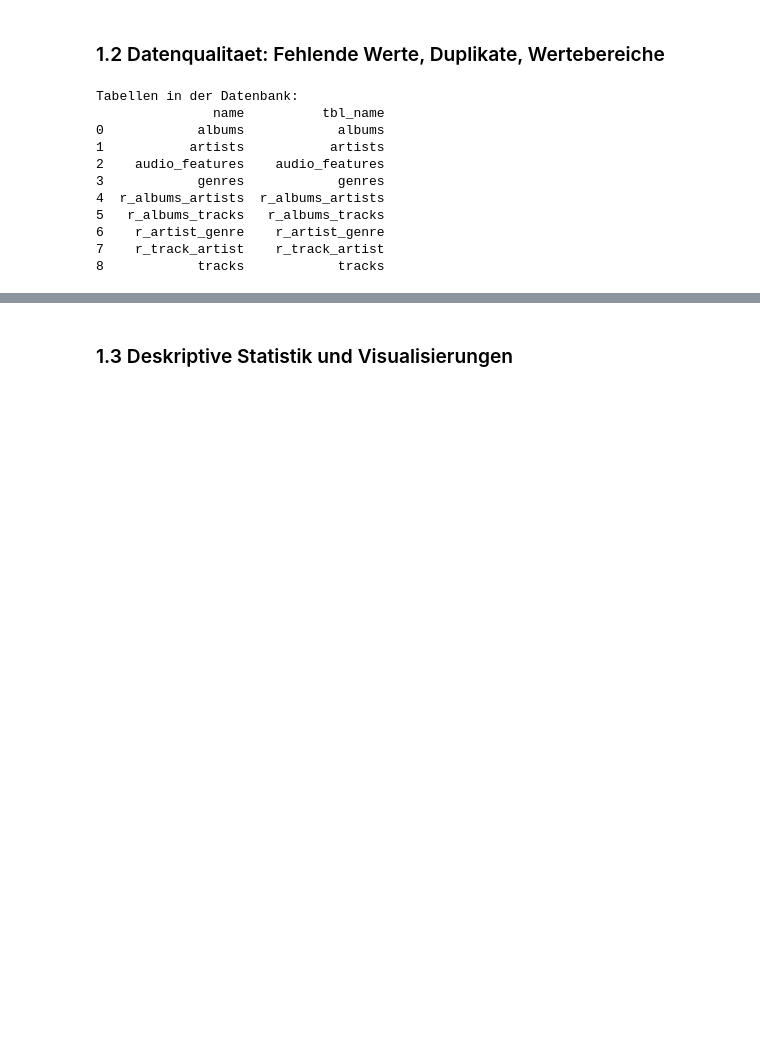
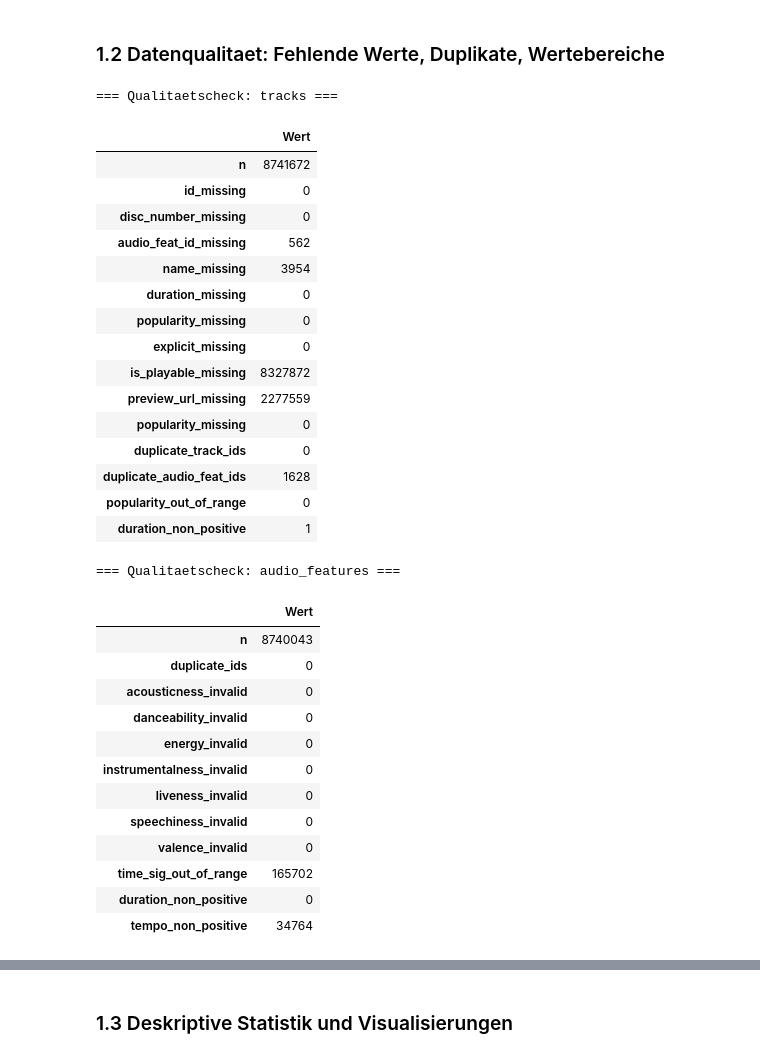
Before and after one commit to AlexMuhulica/Data-Science-with-Python-Project, a Jupyter notebook: new-stuff.ipynb, the cells around one changed output, grey strips where cells are left out. Cells and saved outputs as stored; diff of their text form; code cells hidden in the pictures; blank space fills up the shorter version.

```diff
--- a/new-stuff.ipynb
+++ b/new-stuff.ipynb
@@ -104,6 +99,7 @@ df_tracks_quality = run_sql("""
 SELECT
     COUNT(*) AS n,
     SUM(CASE WHEN id IS NULL OR TRIM(id) = '' THEN 1 ELSE 0 END) AS id_missing,
+    SUM(CASE WHEN disc_number IS NULL THEN 1 ELSE 0 END) AS disc_number_missing,
     SUM(CASE WHEN audio_feature_id IS NULL OR TRIM(audio_feature_id) = '' THEN 1 ELSE 0 END) AS audio_feat_id_missing,
     SUM(CASE WHEN name IS NULL OR TRIM(name) = '' THEN 1 ELSE 0 END) AS name_missing,
     SUM(CASE WHEN duration IS NULL THEN 1 ELSE 0 END) AS duration_missing,
@@ -111,45 +107,68 @@ SELECT
     SUM(CASE WHEN explicit IS NULL THEN 1 ELSE 0 END) AS explicit_missing,
     SUM(CASE WHEN is_playable IS NULL THEN 1 ELSE 0 END) AS is_playable_missing,
     SUM(CASE WHEN preview_url IS NULL OR TRIM(preview_url) = '' THEN 1 ELSE 0 END) AS preview_url_missing,
+    SUM(CASE WHEN popularity IS NULL OR TRIM(popularity) = '' THEN 1 ELSE 0 END) AS popularity_missing,
     COUNT(*) - COUNT(DISTINCT id) AS duplicate_track_ids,
     COUNT(*) - COUNT(DISTINCT audio_feature_id) AS duplicate_audio_feat_ids,
+
     SUM(CASE WHEN popularity < 0 OR popularity > 100 THEN 1 ELSE 0 END) AS popularity_out_of_range,
     SUM(CASE WHEN duration <= 0 THEN 1 ELSE 0 END) AS duration_non_positive
+
 FROM tracks
 """)
 print("=== Qualitaetscheck: tracks ===")
 display(df_tracks_quality.T.rename(columns={0: 'Wert'}))
 
 df_audio_quality = run_sql("""
 SELECT
     COUNT(*) AS n,
     COUNT(*) - COUNT(DISTINCT id) AS duplicate_ids,
     SUM(CASE WHEN acousticness < 0 OR acousticness > 1 THEN 1 ELSE 0 END) AS acousticness_invalid,
     SUM(CASE WHEN danceability < 0 OR danceability > 1 THEN 1 ELSE 0 END) AS danceability_invalid,
     SUM(CASE WHEN energy < 0 OR energy > 1 THEN 1 ELSE 0 END) AS energy_invalid,
     SUM(CASE WHEN instrumentalness < 0 OR instrumentalness > 1 THEN 1 ELSE 0 END) AS instrumentalness_invalid,
     SUM(CASE WHEN liveness < 0 OR liveness > 1 THEN 1 ELSE 0 END) AS liveness_invalid,
     SUM(CASE WHEN speechiness < 0 OR speechiness > 1 THEN 1 ELSE 0 END) AS speechiness_invalid,
     SUM(CASE WHEN valence < 0 OR valence > 1 THEN 1 ELSE 0 END) AS valence_invalid,
-    SUM(CASE WHEN time_signature < 1 OR time_signature > 7 THEN 1 ELSE 0 END) AS time_sig_out_of_range,
+    SUM(CASE WHEN time_signature < 3 OR time_signature > 7 THEN 1 ELSE 0 END) AS time_sig_out_of_range,
     SUM(CASE WHEN duration <= 0 THEN 1 ELSE 0 END) AS duration_non_positive,
     SUM(CASE WHEN tempo <= 0 THEN 1 ELSE 0 END) AS tempo_non_positive
 FROM audio_features
 """)
 print("\n=== Qualitaetscheck: audio_features ===")
 display(df_audio_quality.T.rename(columns={0: 'Wert'}))
 # %% [output]
-Tabellen in der Datenbank:
-               name          tbl_name
-0            albums            albums
-1           artists           artists
-2    audio_features    audio_features
-3            genres            genres
-4  r_albums_artists  r_albums_artists
-5   r_albums_tracks   r_albums_tracks
-6    r_artist_genre    r_artist_genre
-7    r_track_artist    r_track_artist
-8            tracks            tracks
+=== Qualitaetscheck: tracks ===
+|  | Wert |
+| n | 8741672 |
+| id_missing | 0 |
+| disc_number_missing | 0 |
+| audio_feat_id_missing | 562 |
+| name_missing | 3954 |
+| duration_missing | 0 |
+| popularity_missing | 0 |
+| explicit_missing | 0 |
+| is_playable_missing | 8327872 |
+| preview_url_missing | 2277559 |
+| popularity_missing | 0 |
+| duplicate_track_ids | 0 |
+| duplicate_audio_feat_ids | 1628 |
+| popularity_out_of_range | 0 |
+| duration_non_positive | 1 |
+=== Qualitaetscheck: audio_features ===
+|  | Wert |
+| n | 8740043 |
+| duplicate_ids | 0 |
+| acousticness_invalid | 0 |
+| danceability_invalid | 0 |
+| energy_invalid | 0 |
+| instrumentalness_invalid | 0 |
+| liveness_invalid | 0 |
+| speechiness_invalid | 0 |
+| valence_invalid | 0 |
+| time_sig_out_of_range | 165702 |
+| duration_non_positive | 0 |
+| tempo_non_positive | 34764 |
 # %%
 df_orphans = run_sql("""
 SELECT
```
Also changed, not shown: parts of 19 cells of this notebook, 2 other files.
